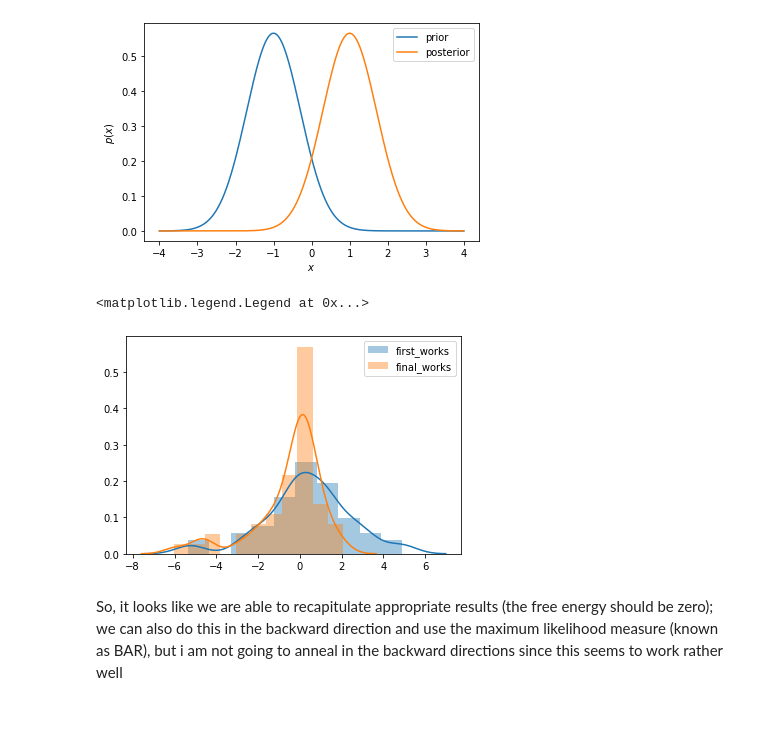
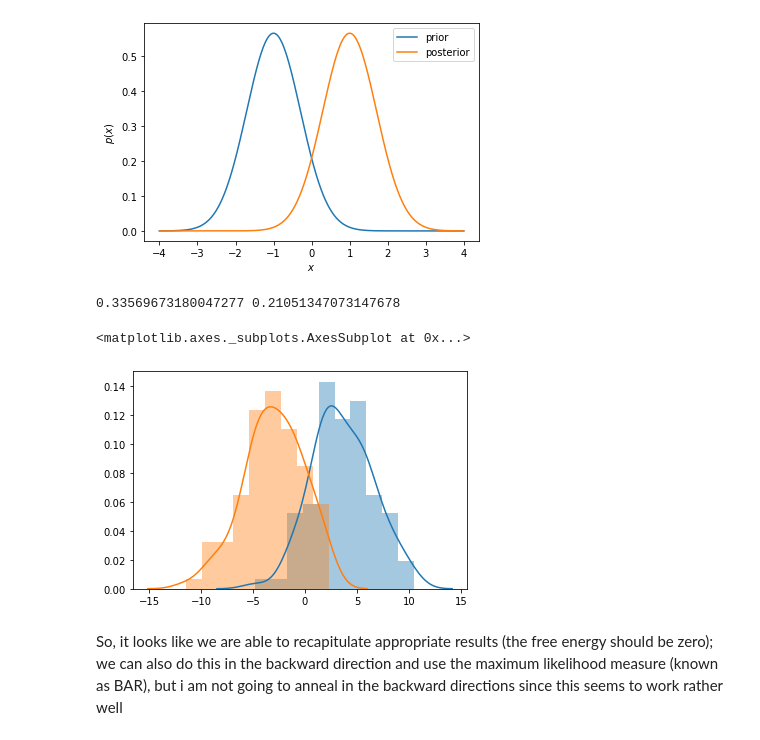
Before and after one commit to choderalab/coddiwomple, a Jupyter notebook: troubleshooting/generalized_troubleshoot.ipynb, the cells around one changed output. Saved outputs shown, nothing was run; the diff lists cells and outputs as text; code cells hidden in the pictures.

```diff
--- a/troubleshooting/generalized_troubleshoot.ipynb
+++ b/troubleshooting/generalized_troubleshoot.ipynb
@@ -187,21 +259,25 @@ def AIS(hl_prior, hl_posterior, num_particles, tau, num_target_distributions, st
     previous_energies = torch.tensor([polynomial_potential(q, hl_prior) for q in positions])
 
     #let's do this without presuming we can take grad and hardcode the whole process
-    for lambda_idx, _lambda in enumerate(tqdm.tqdm(torch.tensor(np.linspace(0., 1., num_target_distributions)[1:]))):
-        for particle_idx, x in enumerate(positions):
-            #compute G_t
-            x.requires_grad=True #so we can get force to propagate
+    for particle_idx in tqdm.trange(len(positions)):
+        x = positions[particle_idx]
+        for lambda_idx, _lambda in enumerate(torch.tensor(np.linspace(0., 1., num_target_distributions)[1:])):
             old_energy = polynomial_potential(x, hl_prior) #prior energy
             new_energy = polynomial_potential(x, hl_posterior) #posterior energy
             geometric_energy_increment = (1. - _lambda)*old_energy + _lambda * new_energy #hybrid_geometric_energy
+            if lambda_idx == num_target_distributions - 1: #just a sanity check
+                assert new_energy.item() == geometric_energy_increment.item()
+
             works[particle_idx, lambda_idx+1] = geometric_energy_increment - previous_energies[particle_idx] #compute incremental work
             previous_energies[particle_idx] = geometric_energy_increment #set the previous energy to the new updated work
 
             #propagate
-            mu, sigma = EL_mu_sigma(x, new_energy, tau)
-            mu_batch, sigma_batch = mu.detach(), sigma.detach()
-            new_x = gaussian_proposal(mu_batch, sigma_batch)
-            positions[particle_idx] = new_x
+            old_derivative, new_derivative = polynomial_derivative(x, hl_prior), polynomial_derivative(x, hl_posterior)
+            hybrid_derivative = (1. - _lambda)*old_derivative + _lambda * new_derivative
+            mu, sigma = EL_mu_sigma_from_derivative(x, hybrid_derivative, tau) #take derivative w.r.t. geometric energy increment
+            x = gaussian_proposal(mu, sigma)
+
+            #add a consideration for the 'shadow work' here... (i.e. the ratio of proposals)
 
     return positions, works
 # %%
@@ -231,10 +297,24 @@ final_final_weights = final_cum_works[:,-1]
-# %%
-sns.distplot(first_final_weights, label = f"first_works")
-sns.distplot(final_final_weights, label = f"final_works")
-plt.legend()
-# %% [output]
-<matplotlib.legend.Legend at 0x...>
-[figure, removed]
+# %%
+num_particles = 100
+from pymbar.bar import BAR
+hl_prior = torch.tensor([[-1., 0.], [1., 0.]], requires_grad=False)
+hl_posterior = torch.tensor([[1., 0.], [1., 0.]], requires_grad=False)
+starting_positions = sigma0*torch.randn(num_particles)-1
+ending_positions = sigma1*torch.randn(num_particles)+1
+forward_positions, forward_works = AIS(hl_prior, hl_posterior, num_particles=num_particles, tau=torch.tensor(1e-2), num_target_distributions=10, starting_positions = starting_positions)
+backward_positions, backward_works = AIS(hl_posterior, hl_prior, num_particles=num_particles, tau=torch.tensor(1e-2), num_target_distributions=10, starting_positions = ending_positions)
+forward_cum_works = np.cumsum(forward_works, axis=1)
+backward_cum_works = np.cumsum(backward_works, axis=1)
+df, ddf = BAR(forward_cum_works[:,-1], backward_cum_works[:,-1])
+print(df, ddf)
+# %% [output]
+0.33569673180047277 0.21051347073147678
+# %%
+sns.distplot(forward_cum_works[:,-1])
+sns.distplot(-backward_cum_works[:,-1])
+# %% [output]
+<matplotlib.axes._subplots.AxesSubplot at 0x...>
+[figure, added]
 # %% [markdown]
 So, it looks like we are able to recapitulate appropriate results (the free energy should be zero);<br>
 we can also do this in the backward direction and use the maximum likelihood measure  (known as BAR), but i am not going to anneal in the backward directions since this seems to work rather well
```
Also changed, not shown: parts of 21 cells of this notebook, 8 other files.
